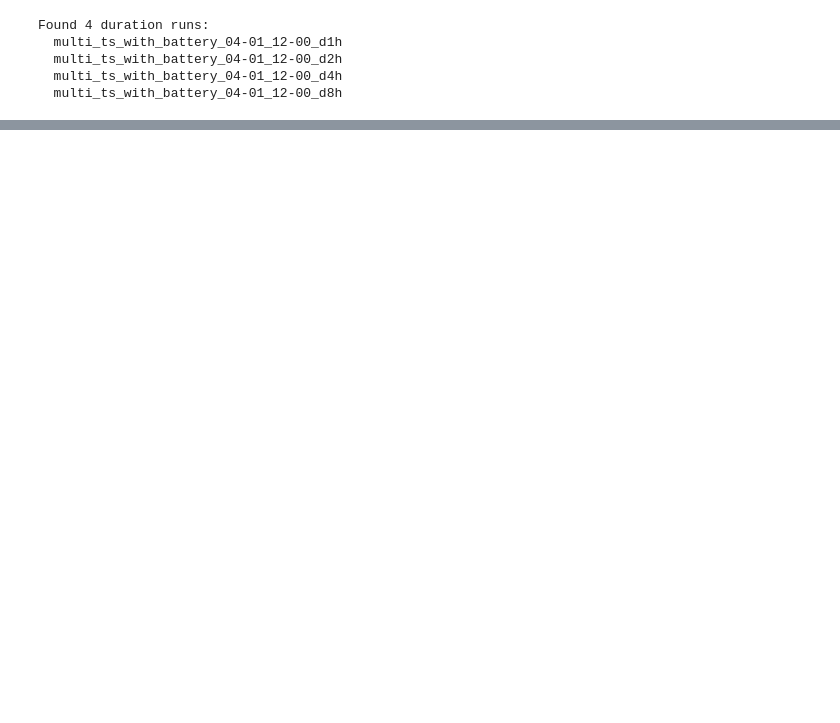
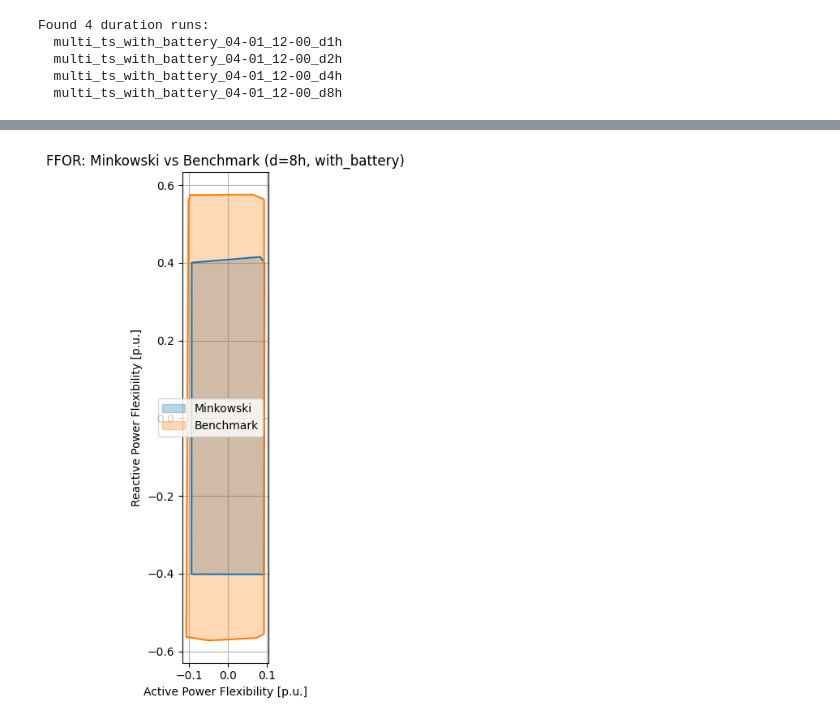
Before and after one commit to matszoe/championsleaguerepo, a Jupyter notebook: post_process_and_plotting.ipynb, the cells around one changed output, grey strips where cells are left out. Cells and saved outputs as stored; diff of their text form; code cells hidden in the pictures; blank space fills up the shorter version.

```diff
--- a/post_process_and_plotting.ipynb
+++ b/post_process_and_plotting.ipynb
@@ -189,0 +195,47 @@ plt.show()
+# %%
+from shapely.geometry import Polygon
+
+def load_vertices(pattern):
+    dirs = sorted(RESULTS_DIR.glob(pattern),
+                  key=lambda p: int(p.name.split("_d")[-1].rstrip("h")))
+    dfs = []
+    for d in dirs:
+        f = d / "ffor_vertices.csv"
+        if not f.exists():
+            continue
+        df = pd.read_csv(f)
+        if "duration_h" not in df.columns:
+            df["duration_h"] = int(d.name.split("_d")[-1].rstrip("h"))
+        dfs.append(df)
+    return pd.concat(dfs, ignore_index=True)
+
+mink  = load_vertices(f"multi_ts_{SCENARIO}_{START_TAG}_d*h")
+bench = load_vertices(f"multi_ts_benchmark_{SCENARIO}_{START_TAG}_d*h")
+
+def hull_xy(df, duration_h):
+    sub = df.query("duration_h == @duration_h and status == 'optimal'") \
+            .sort_values("theta_deg")
+    pts = sub[["P_flex_pcc", "Q_flex_pcc"]].values
+    return Polygon(pts).convex_hull.exterior.xy if len(pts) >= 3 else None
+
+DUR = 8 # pick a duration present in both runs
+fig, ax = plt.subplots(figsize=(7, 7))
+for df, name, c in [(mink, "Minkowski", "C0"), (bench, "Benchmark", "C1")]:
+    xy = hull_xy(df, DUR)
+    if xy is None:
+        continue
+    ax.fill(*xy, alpha=0.3, color=c, label=name)
+    ax.plot(*xy, color=c, lw=1.5)
+#ax.scatter(0, 0, c="red", marker="", s=120, zorder=5, label="Baseline")
+ax.set_aspect("equal"); ax.legend()
+ax.set_xlabel("Active Power Flexibility [p.u.]")
+ax.set_ylabel("Reactive Power Flexibility [p.u.]")
+ax.set_title(f"FFOR: Minkowski vs Benchmark (d={DUR}h, {SCENARIO})")
+plt.tight_layout();
+from pathlib import Path
+Path("01-PLOTS").mkdir(exist_ok=True)
+fig.savefig(f"01-PLOTS/ffor_minsk_vs_benchmark_duration_{DUR}h.svg",
+            format="svg", bbox_inches="tight")
+plt.show()
+# %% [output]
+[figure, added]
```
Also changed, not shown: parts of 6 cells of this notebook, 13 other files.
